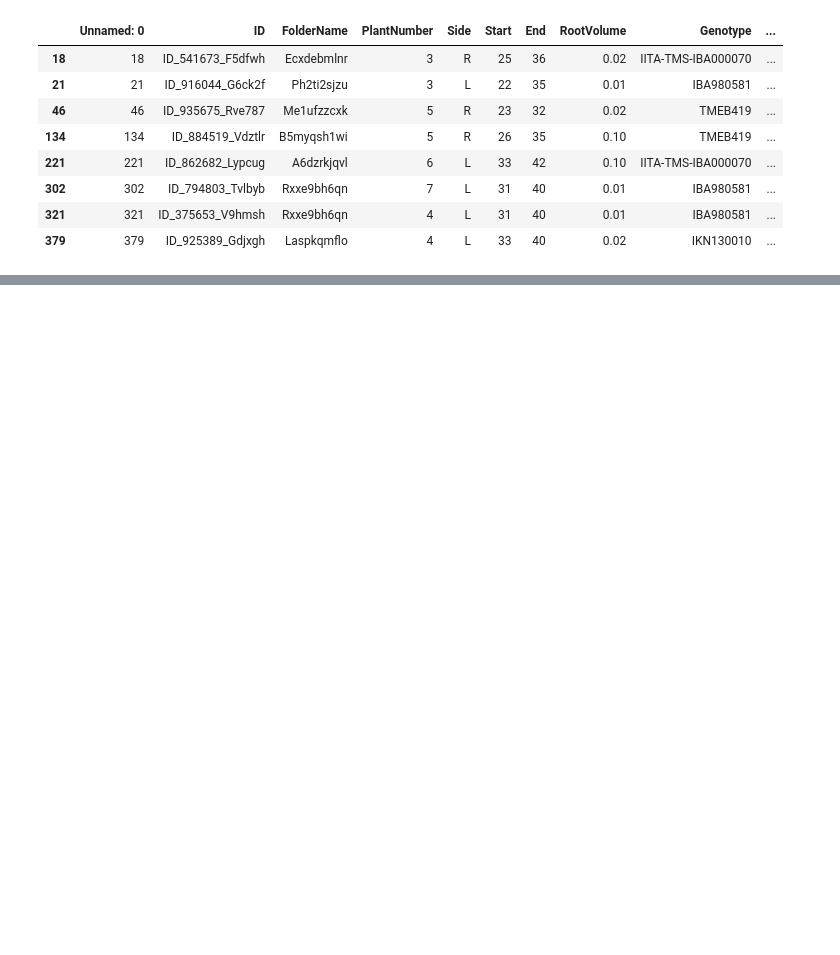
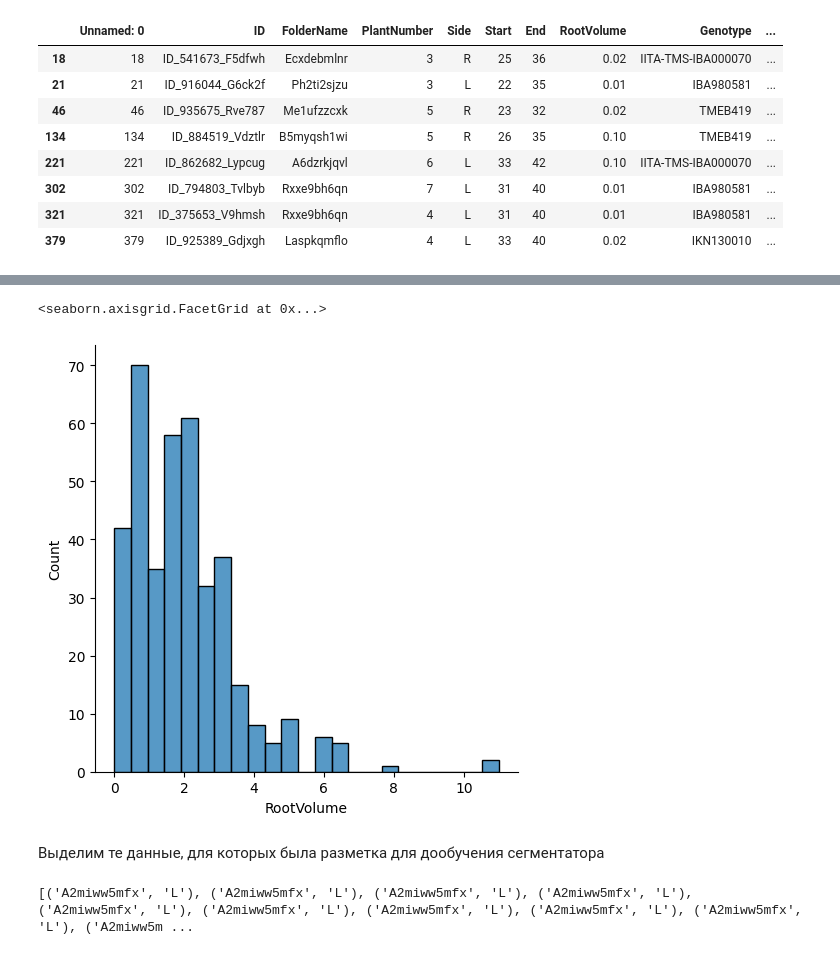
Before and after one commit to EHAT32/manioka, a Jupyter notebook: train_CNN.ipynb, the cells around one changed output, grey strips where cells are left out. Drawn from its saved outputs; the diff is of its cells as text; code cells hidden in the pictures; blank space fills up the shorter version.

```diff
--- a/train_CNN.ipynb
+++ b/train_CNN.ipynb
@@ -581,0 +533,15 @@ Estimated Total Size (MB): 0.77
+# %%
+sns.displot(new_train_df["RootVolume"])
+# %% [output]
+<seaborn.axisgrid.FacetGrid at 0x...>
+[figure, added]
+# %% [markdown]
+Выделим те данные, для которых была разметка для дообучения сегментатора
+# %%
+labels = os.listdir("train_labels")
+required = []
+for label in labels:
+    folderName, side = label.split("_")[:2]
+    required.append((folderName, side))
+# %% [output]
+[('A2miww5mfx', 'L'), ('A2miww5mfx', 'L'), ('A2miww5mfx', 'L'), ('A2miww5mfx', 'L'), ('A2miww5mfx', 'L'), ('A2miww5mfx', 'L'), ('A2miww5mfx', 'L'), ('A2miww5mfx', 'L'), ('A2miww5mfx', 'L'), ('A2miww5m ...
```
Also changed, not shown: parts of 14 cells of this notebook.
